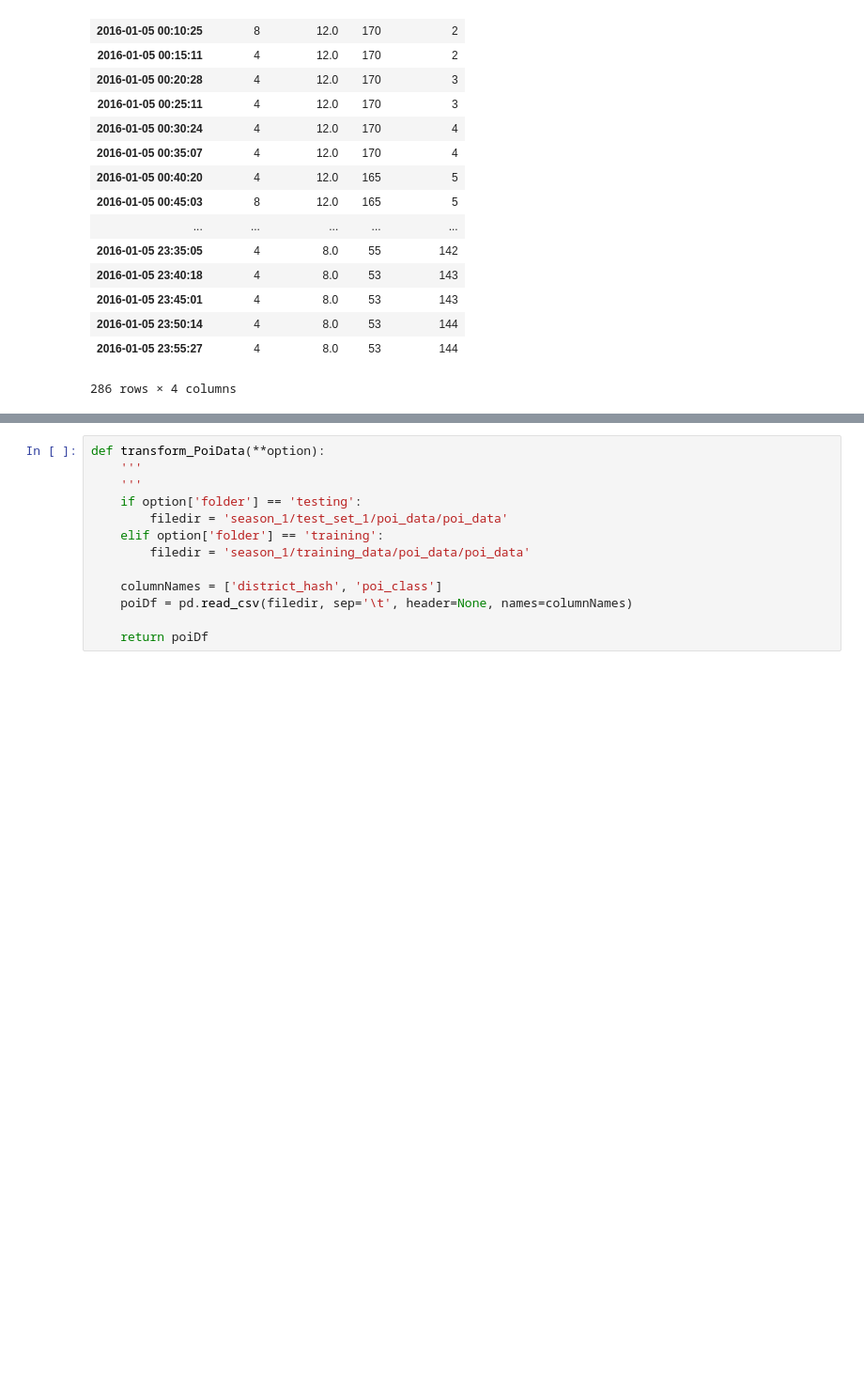
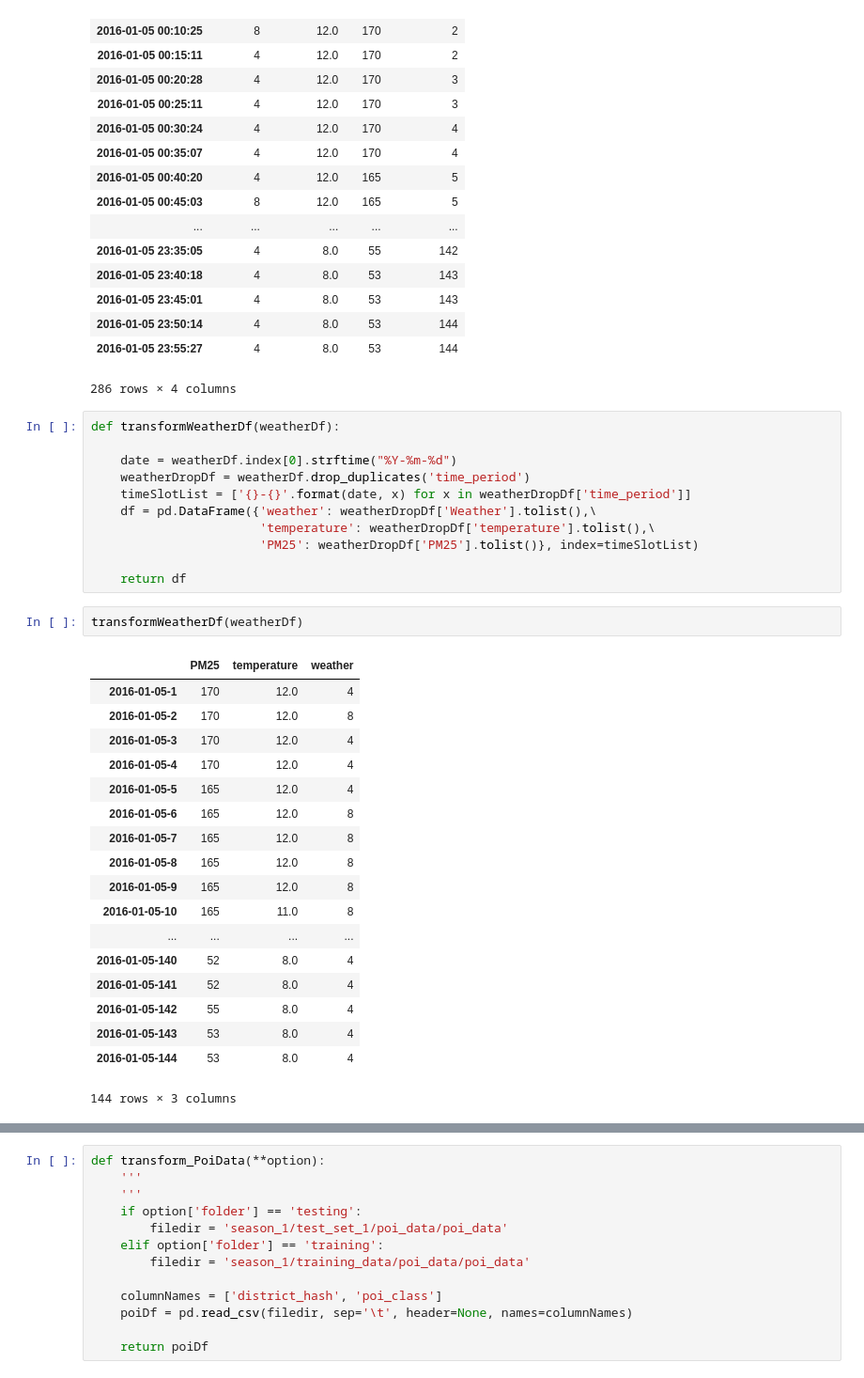
Before and after one commit to kuanliang/traffic_gap, a Jupyter notebook: didi_script_tests.ipynb, the cells around one changed output, grey strips where cells are left out. Shown at 94% size. Cells and saved outputs as stored; diff of their text form; blank space fills up the shorter version.

```diff
--- a/didi_script_tests.ipynb
+++ b/didi_script_tests.ipynb
@@ -155,3 +199,35 @@ weatherDf
 | 2016-01-05 23:50:14 | 4 | 8.0 | 53 | 144 |
 | 2016-01-05 23:55:27 | 4 | 8.0 | 53 | 144 |
 286 rows × 4 columns
+# %%
+def transformWeatherDf(weatherDf):
+
+    date = weatherDf.index[0].strftime("%Y-%m-%d")
+    weatherDropDf = weatherDf.drop_duplicates('time_period')
+    timeSlotList = ['{}-{}'.format(date, x) for x in weatherDropDf['time_period']]
+    df = pd.DataFrame({'weather': weatherDropDf['Weather'].tolist(),\
+                       'temperature': weatherDropDf['temperature'].tolist(),\
+                       'PM25': weatherDropDf['PM25'].tolist()}, index=timeSlotList)
+
+    return df
+# %%
+transformWeatherDf(weatherDf)
+# %% [output]
+|  | PM25 | temperature | weather |
+| 2016-01-05-1 | 170 | 12.0 | 4 |
+| 2016-01-05-2 | 170 | 12.0 | 8 |
+| 2016-01-05-3 | 170 | 12.0 | 4 |
+| 2016-01-05-4 | 170 | 12.0 | 4 |
+| 2016-01-05-5 | 165 | 12.0 | 4 |
+| 2016-01-05-6 | 165 | 12.0 | 8 |
+| 2016-01-05-7 | 165 | 12.0 | 8 |
+| 2016-01-05-8 | 165 | 12.0 | 8 |
+| 2016-01-05-9 | 165 | 12.0 | 8 |
+| 2016-01-05-10 | 165 | 11.0 | 8 |
+| ... | ... | ... | ... |
+| 2016-01-05-140 | 52 | 8.0 | 4 |
+| 2016-01-05-141 | 52 | 8.0 | 4 |
+| 2016-01-05-142 | 55 | 8.0 | 4 |
+| 2016-01-05-143 | 53 | 8.0 | 4 |
+| 2016-01-05-144 | 53 | 8.0 | 4 |
+144 rows × 3 columns
```
Also changed, not shown: parts of 12 cells of this notebook.
